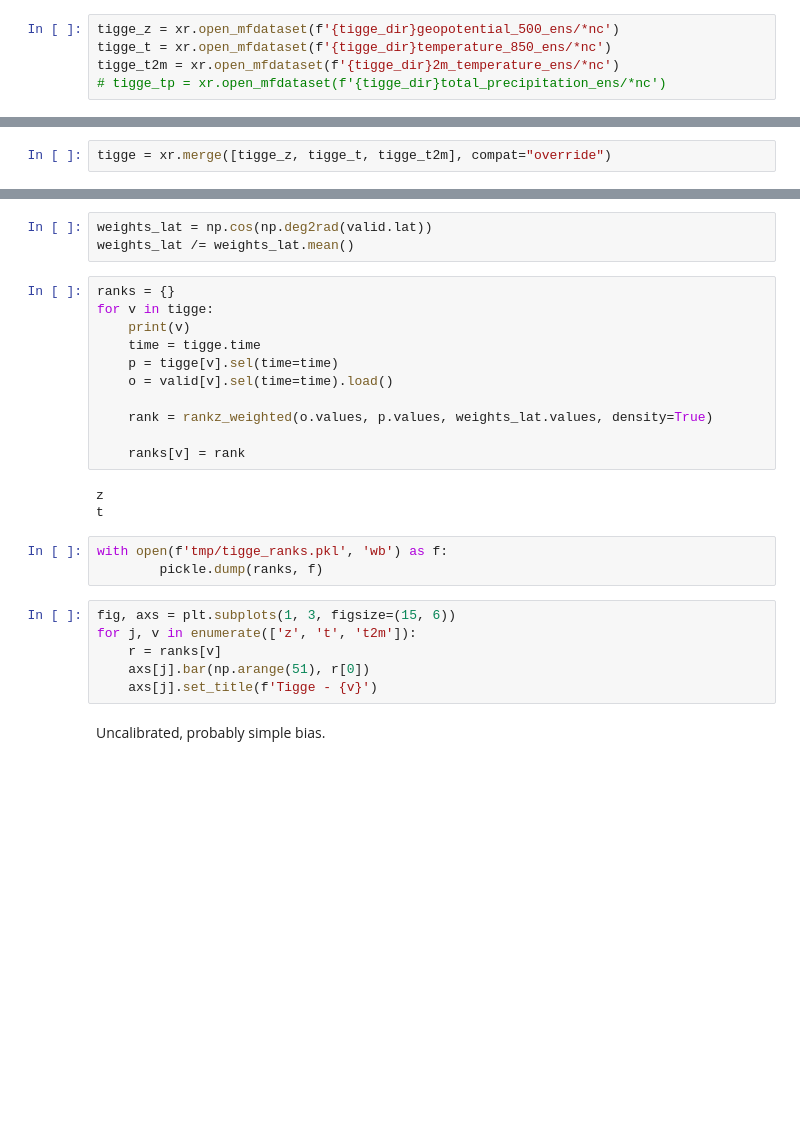
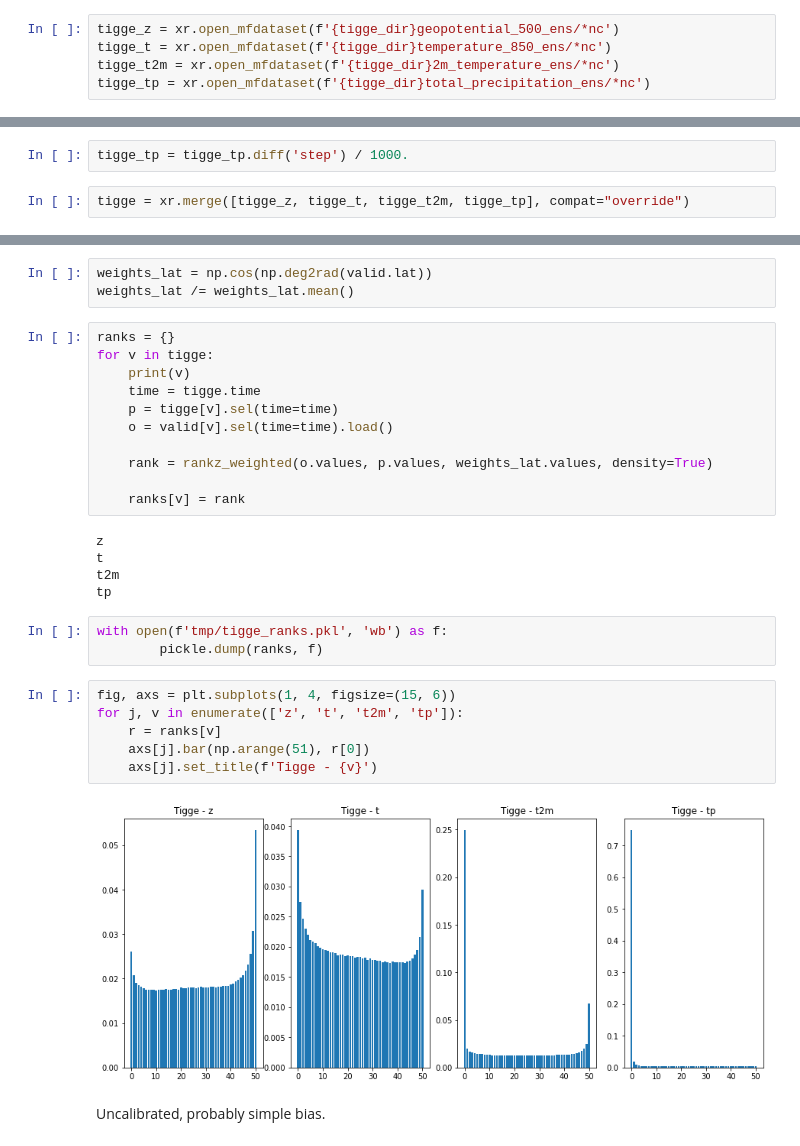
Before and after one commit to sagar-garg/WeatherBench, a Jupyter notebook: nbs_probabilistic/all-scores-comparison.ipynb, the cells around one changed output, grey strips where cells are left out. Drawn from its saved outputs; the diff is of its cells as text; blank space fills up the shorter version.

Commit message:
Added TIGGE TP evaluation

```diff
--- a/nbs_probabilistic/all-scores-comparison.ipynb
+++ b/nbs_probabilistic/all-scores-comparison.ipynb
@@ -138,7 +135,7 @@ geopotential_500_ens  total_precipitation
 tigge_z = xr.open_mfdataset(f'{tigge_dir}geopotential_500_ens/*nc')
 tigge_t = xr.open_mfdataset(f'{tigge_dir}temperature_850_ens/*nc')
 tigge_t2m = xr.open_mfdataset(f'{tigge_dir}2m_temperature_ens/*nc')
-# tigge_tp = xr.open_mfdataset(f'{tigge_dir}total_precipitation_ens/*nc')
+tigge_tp = xr.open_mfdataset(f'{tigge_dir}total_precipitation_ens/*nc')
 # %%
 # Covert to ERA convention
 tigge_z *= 9.806
@@ -147,5 +196,7 @@ tigge_z *= 9.806
+# %%
+tigge_tp = tigge_tp.diff('step') / 1000.
 # %%
-tigge = xr.merge([tigge_z, tigge_t, tigge_t2m], compat="override")
+tigge = xr.merge([tigge_z, tigge_t, tigge_t2m, tigge_tp], compat="override")
 # %%
 tigge = tigge.rename({'number': 'member', 'gh':'z'})
 tigge = tigge.sel(step='3 days')
@@ -275,15 +334,19 @@ for v in tigge:
 # %% [output]
 z
 t
+t2m
+tp
 # %%
 with open(f'tmp/tigge_ranks.pkl', 'wb') as f:
         pickle.dump(ranks, f)
 # %%
-fig, axs = plt.subplots(1, 3, figsize=(15, 6))
-for j, v in enumerate(['z', 't', 't2m']):
+fig, axs = plt.subplots(1, 4, figsize=(15, 6))
+for j, v in enumerate(['z', 't', 't2m', 'tp']):
     r = ranks[v]
     axs[j].bar(np.arange(51), r[0])
     axs[j].set_title(f'Tigge - {v}')
+# %% [output]
+[figure, added]
 # %% [markdown]
 Uncalibrated, probably simple bias.
 # %% [markdown]
```
Also changed, not shown: parts of 21 cells of this notebook, 1 other file.
